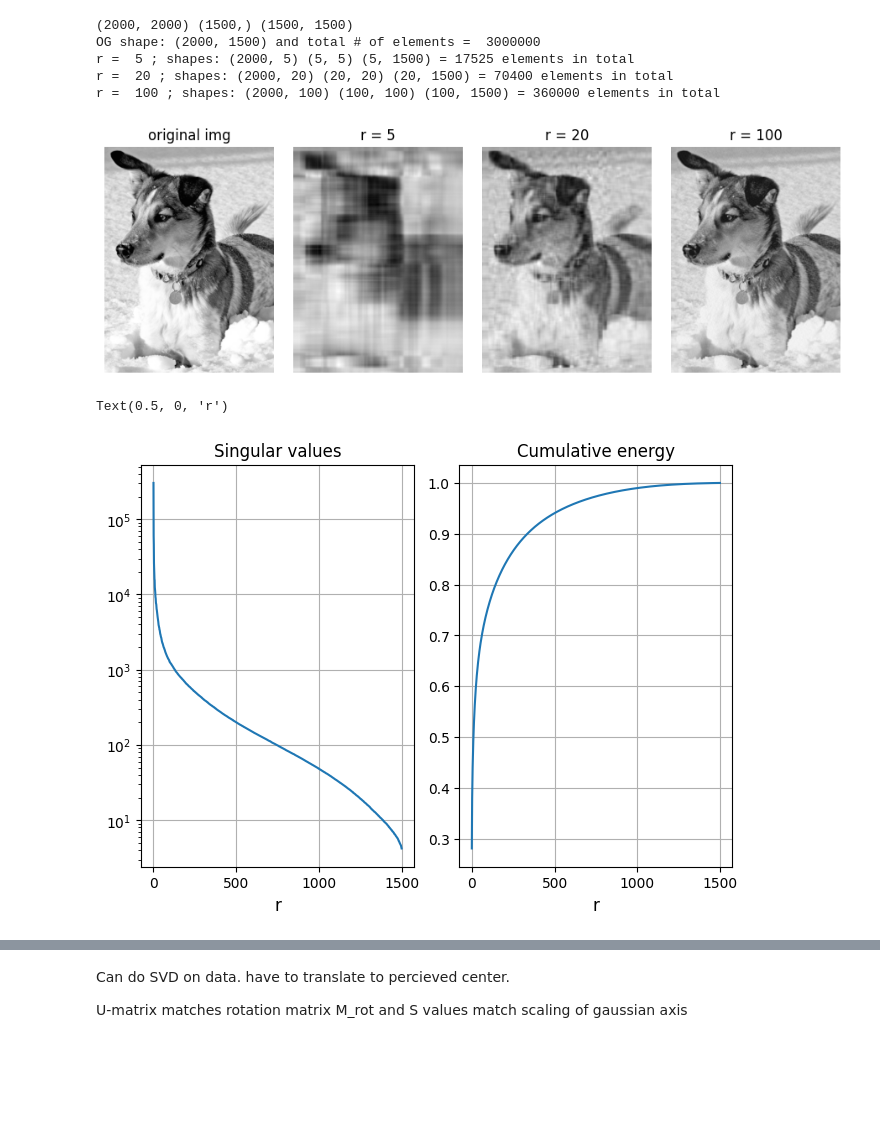
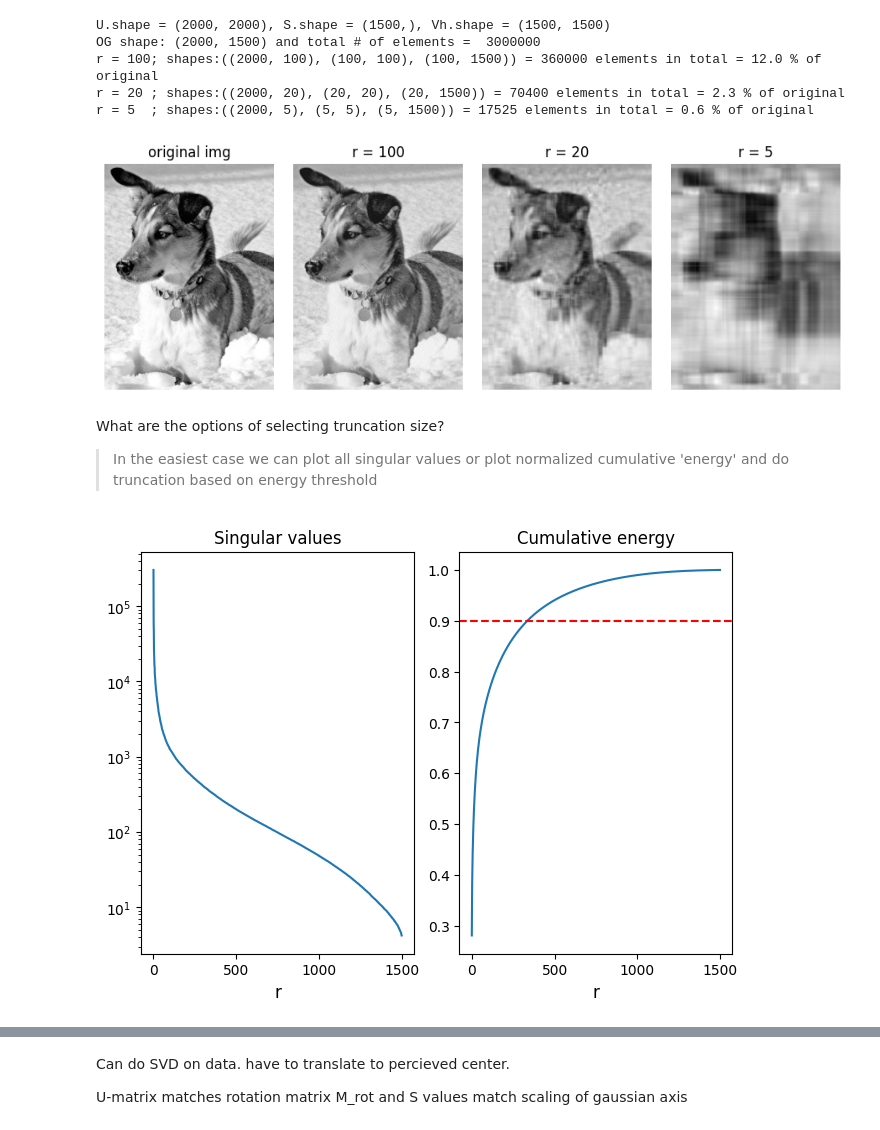
Before and after one commit to ajegorovs/aj_python_tool_lib, a Jupyter notebook: data_processing/SVD_singular_value_decompositon/SVD_PCA_tensor_decom_Brunton_2017.ipynb, the cells around one changed output, grey strips where cells are left out. Saved outputs shown, nothing was run; the diff lists cells and outputs as text; code cells hidden in the pictures; blank space fills up the shorter version.

```diff
--- a/data_processing/SVD_singular_value_decompositon/SVD_PCA_tensor_decom_Brunton_2017.ipynb
+++ b/data_processing/SVD_singular_value_decompositon/SVD_PCA_tensor_decom_Brunton_2017.ipynb
@@ -38,38 +89,43 @@ by trunkating USV matrices we obtain objects with less information = compressed.
 # %%
 img = np.array(cv2.imread(os.path.join('data_processing','media','dog.jpg'), 0), float)
-U,S,V = np.linalg.svd(img,full_matrices=True)
-print(U.shape, S.shape, V.shape)
+U,S,Vh = np.linalg.svd(img,full_matrices=True)
+
+print(f'{U.shape = }, {S.shape = }, {Vh.shape = }')
 fig, ax = plt.subplots(1,4, layout='constrained',figsize = (9,3))
 ax = ax.reshape(ax.size)
 ax[0].imshow(img, cmap='gray')
 ax[0].set_title('original img', fontsize=12)
 ax[0].axis('off')
 print('OG shape:', img.shape, 'and total # of elements = ', img.size)
-for i,r in enumerate([5, 20, 100]):
-    U_trunk = U[:,:r]
-    S_trunk = np.diag(S[:r])
-    V_trunk = V[:r,:]
-    total_size = U_trunk.size + S_trunk.size + V_trunk.size
-    print('r = ', r, '; shapes:', U_trunk.shape, S_trunk.shape, V_trunk.shape, '=', total_size, 'elements in total')
-    approx = U_trunk @ S_trunk @ V_trunk
+for i,r in enumerate([100, 20, 5]):
+    U_trunk = U[:,:r]           # all rows up to r columns
+    S_trunk = np.diag(S[:r])    # first r diagonal entries
+    Vh_trunk = Vh[:r,:]         # all columns, up to r rows
+    total_size = U_trunk.size + S_trunk.size + Vh_trunk.size
+    print(f'r = {r:<3}; shapes:{U_trunk.shape, S_trunk.shape, Vh_trunk.shape} = {total_size} elements in total = {total_size/img.size* 100 :.1f} % of original')
+    approx = U_trunk @ S_trunk @ Vh_trunk
     ax[i + 1].imshow(approx, cmap='gray')
     ax[i + 1].set_title(f'r = {r}', fontsize=12)
     ax[i + 1].axis('off')
 # %% [output]
-(2000, 2000) (1500,) (1500, 1500)
+U.shape = (2000, 2000), S.shape = (1500,), Vh.shape = (1500, 1500)
 OG shape: (2000, 1500) and total # of elements =  3000000
-r =  5 ; shapes: (2000, 5) (5, 5) (5, 1500) = 17525 elements in total
-r =  20 ; shapes: (2000, 20) (20, 20) (20, 1500) = 70400 elements in total
-r =  100 ; shapes: (2000, 100) (100, 100) (100, 1500) = 360000 elements in total
+r = 100; shapes:((2000, 100), (100, 100), (100, 1500)) = 360000 elements in total = 12.0 % of original
+r = 20 ; shapes:((2000, 20), (20, 20), (20, 1500)) = 70400 elements in total = 2.3 % of original
+r = 5  ; shapes:((2000, 5), (5, 5), (5, 1500)) = 17525 elements in total = 0.6 % of original
-[figure, old version]
+[figure, new version]
+# %% [markdown]
+What are the options of selecting truncation size?
+
+>In the easiest case we can plot all singular values or plot normalized cumulative 'energy' and do truncation based on energy threshold
 # %%
 fig, ax2 = plt.subplots(1,2, layout='constrained', sharex=True)
 ax2[0].semilogy(S)
 ax2[0].set_title('Singular values', fontsize=12)
 ax2[0].set_xlabel('r', fontsize=12)
 ax2[1].plot(np.cumsum(S)/np.sum(S))
 ax2[1].set_title('Cumulative energy', fontsize=12)
-ax2[1].set_xlabel('r', fontsize=12)
+ax2[1].set_xlabel('r', fontsize=12);
+ax2[1].axhline( y= 0.9,c = 'r', ls = '--');
 # %% [output]
-Text(0.5, 0, 'r')
-[figure, old version]
+[figure, new version]
```
Also changed, not shown: parts of 21 cells of this notebook, 4 other files.
